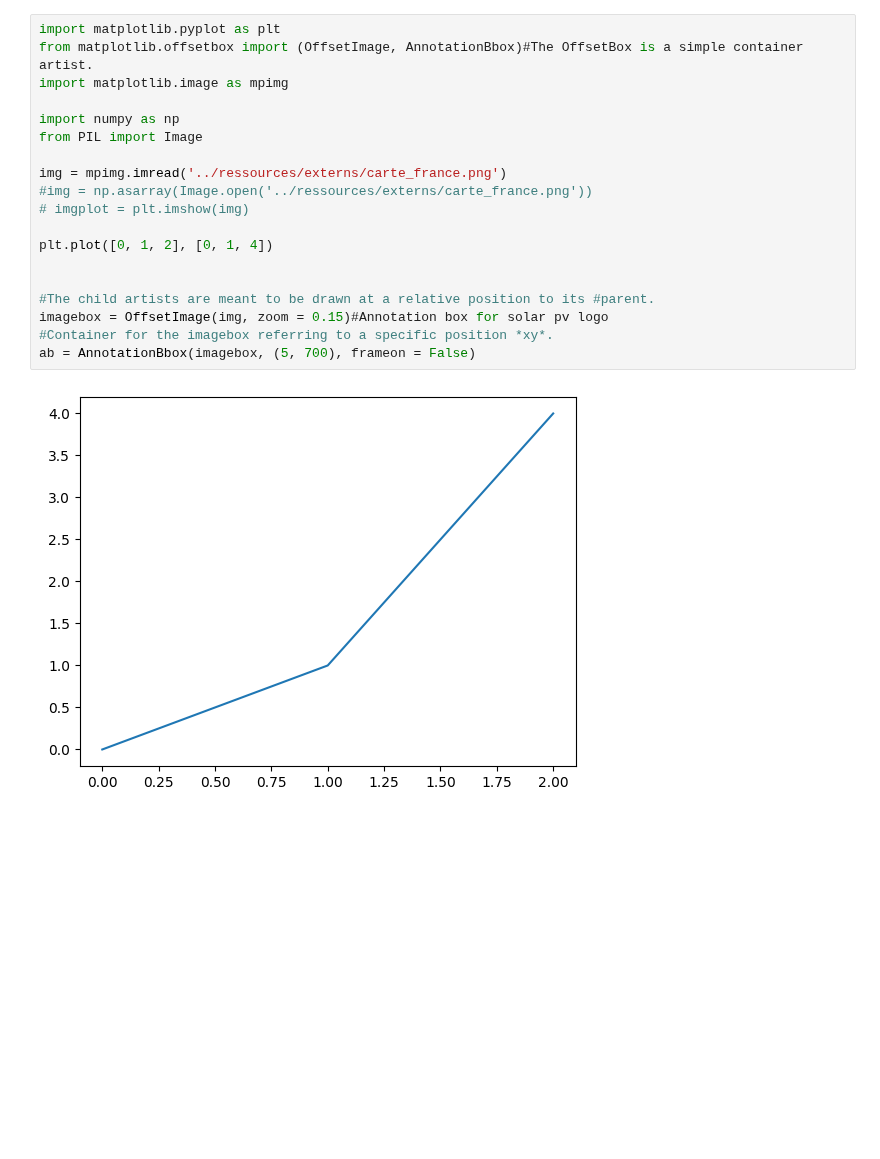
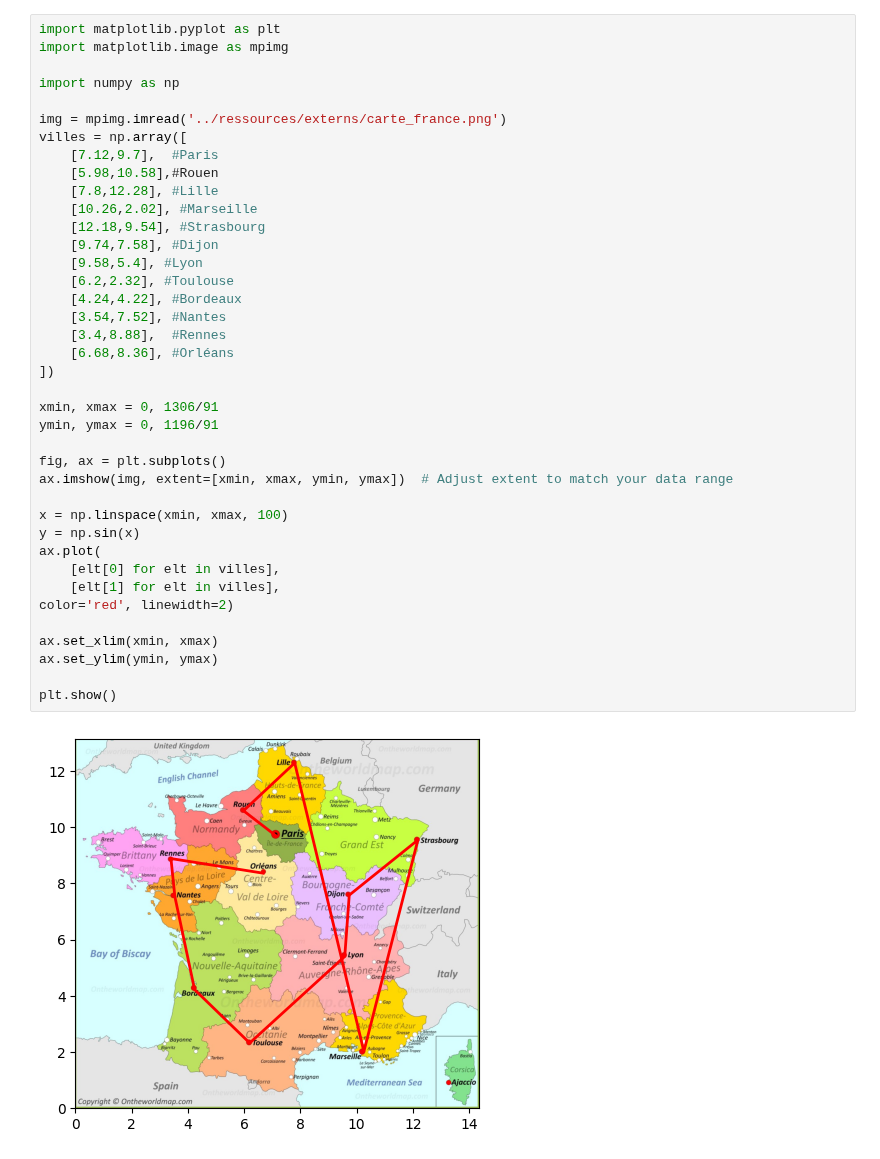
Before and after one commit to CorentinVaillant/ProjetMath-HastingMetropolis, a Jupyter notebook: Leo/test.ipynb, the cells around one changed output. Cells and saved outputs as stored; diff of their text form; blank space fills up the shorter version.

```diff
--- a/Leo/test.ipynb
+++ b/Leo/test.ipynb
@@ -1,21 +1,41 @@
 # %%
 import matplotlib.pyplot as plt
-from matplotlib.offsetbox import (OffsetImage, AnnotationBbox)#The OffsetBox is a simple container artist.
 import matplotlib.image as mpimg
 
 import numpy as np
-from PIL import Image
 
 img = mpimg.imread('../ressources/externs/carte_france.png')
-#img = np.asarray(Image.open('../ressources/externs/carte_france.png'))
-# imgplot = plt.imshow(img)
+villes = np.array([
+    [7.12,9.7],  #Paris
+    [5.98,10.58],#Rouen
+    [7.8,12.28], #Lille
+    [10.26,2.02], #Marseille
+    [12.18,9.54], #Strasbourg
+    [9.74,7.58], #Dijon
+    [9.58,5.4], #Lyon
+    [6.2,2.32], #Toulouse
+    [4.24,4.22], #Bordeaux
+    [3.54,7.52], #Nantes
+    [3.4,8.88],  #Rennes
+    [6.68,8.36], #Orléans
+])
 
-plt.plot([0, 1, 2], [0, 1, 4])
+xmin, xmax = 0, 1306/91
+ymin, ymax = 0, 1196/91
 
+fig, ax = plt.subplots()
+ax.imshow(img, extent=[xmin, xmax, ymin, ymax])  # Adjust extent to match your data range
 
-#The child artists are meant to be drawn at a relative position to its #parent.
-imagebox = OffsetImage(img, zoom = 0.15)#Annotation box for solar pv logo
-#Container for the imagebox referring to a specific position *xy*.
-ab = AnnotationBbox(imagebox, (5, 700), frameon = False)
+x = np.linspace(xmin, xmax, 100)
+y = np.sin(x)
+ax.plot(
+    [elt[0] for elt in villes],
+    [elt[1] for elt in villes],
+color='red', linewidth=2)
+
+ax.set_xlim(xmin, xmax)
+ax.set_ylim(ymin, ymax)
+
+plt.show()
 # %% [output]
-[figure, old version]
+[figure, new version]
```
Also changed, not shown: 1 other file.
